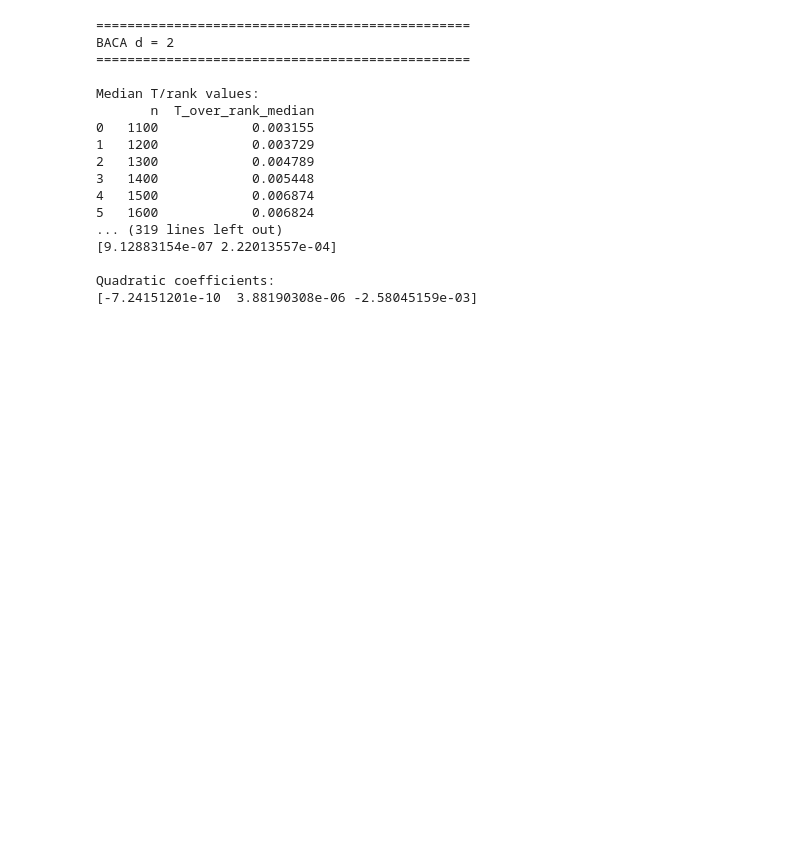
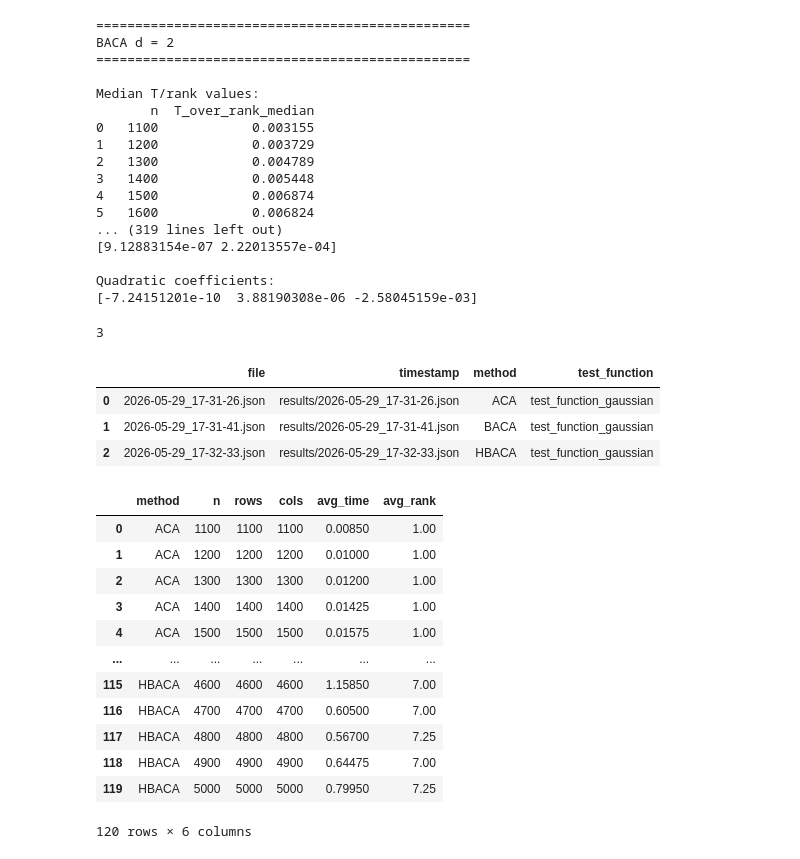
Before and after one commit to ccc3001/ACA_B, a Jupyter notebook: evaluation.ipynb, the cells around one changed output. Saved outputs shown, nothing was run; the diff lists cells and outputs as text; code cells hidden in the pictures; blank space fills up the shorter version.

```diff
--- a/evaluation.ipynb
+++ b/evaluation.ipynb
@@ -460,3 +459,76 @@ fig.update_yaxes(type="log")
 # =========================================================
 
 fig.show()
+# %%
+import json
+import pandas as pd
+from pathlib import Path
+
+results_dir = Path("results")
+
+files = list(results_dir.glob("*.json"))
+print(len(files))
+# %% [output]
+3
+# %%
+experiments = []
+
+for file in files:
+    with open(file) as f:
+        data = json.load(f)
+
+    experiments.append({
+        "file": file.name,
+        "timestamp": data.get("timestamp"),
+        "method": data.get("method"),
+        "test_function": data.get("test_function")
+    })
+
+exp_df = pd.DataFrame(experiments)
+exp_df
+# %% [output]
+|  | file | timestamp | method | test_function |
+| 0 | 2026-05-29_17-31-26.json | results/2026-05-29_17-31-26.json | ACA | test_function_gaussian |
+| 1 | 2026-05-29_17-31-41.json | results/2026-05-29_17-31-41.json | BACA | test_function_gaussian |
+| 2 | 2026-05-29_17-32-33.json | results/2026-05-29_17-32-33.json | HBACA | test_function_gaussian |
+# %%
+runtime_rows = []
+
+for file in files:
+    with open(file) as f:
+        data = json.load(f)
+
+    if "runtime_benchmark" not in data:
+        continue
+
+    method = data["method"]
+
+    for case in data["runtime_benchmark"]["cases"]:
+
+        agg = case["aggregated_runs"]
+
+        runtime_rows.append({
+            "method": method,
+            "n": case["n"],
+            "rows": case["rows"],
+            "cols": case["cols"],
+            "avg_time": agg["avg_time"],
+            "avg_rank": agg["avg_rank"]
+        })
+
+runtime_df = pd.DataFrame(runtime_rows)
+runtime_df
+# %% [output]
+|  | method | n | rows | cols | avg_time | avg_rank |
+| 0 | ACA | 1100 | 1100 | 1100 | 0.00850 | 1.00 |
+| 1 | ACA | 1200 | 1200 | 1200 | 0.01000 | 1.00 |
+| 2 | ACA | 1300 | 1300 | 1300 | 0.01200 | 1.00 |
+| 3 | ACA | 1400 | 1400 | 1400 | 0.01425 | 1.00 |
+| 4 | ACA | 1500 | 1500 | 1500 | 0.01575 | 1.00 |
+| ... | ... | ... | ... | ... | ... | ... |
+| 115 | HBACA | 4600 | 4600 | 4600 | 1.15850 | 7.00 |
+| 116 | HBACA | 4700 | 4700 | 4700 | 0.60500 | 7.00 |
+| 117 | HBACA | 4800 | 4800 | 4800 | 0.56700 | 7.25 |
+| 118 | HBACA | 4900 | 4900 | 4900 | 0.64475 | 7.00 |
+| 119 | HBACA | 5000 | 5000 | 5000 | 0.79950 | 7.25 |
+120 rows × 6 columns
```
Also changed, not shown: parts of 2 cells of this notebook, 29 other files.
